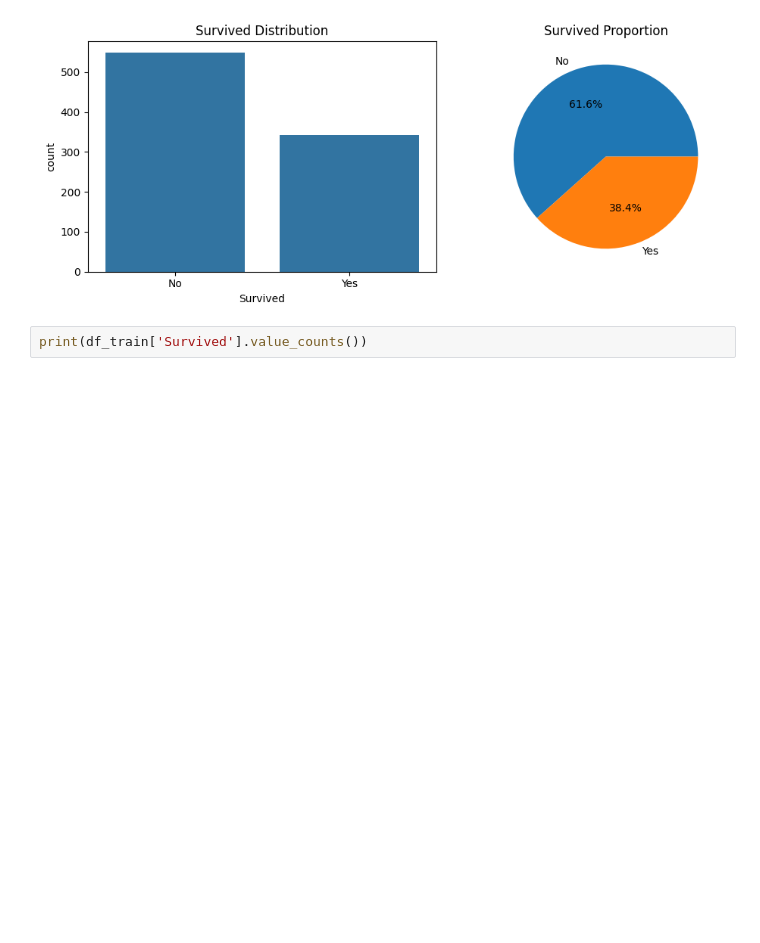
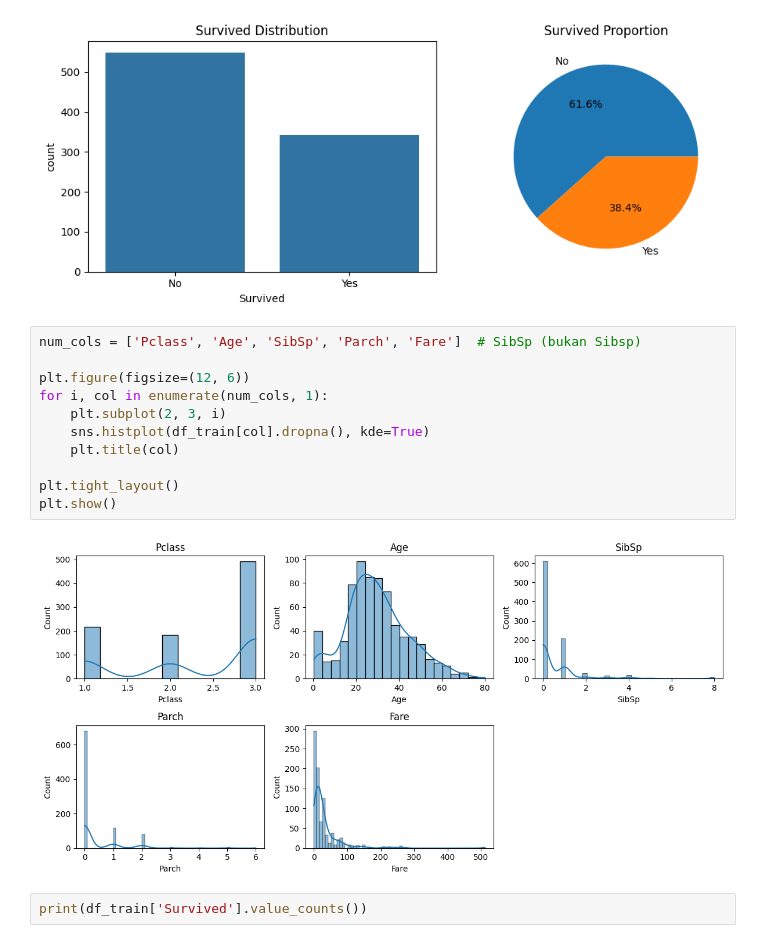
Before and after one commit to AkmalFazli27/Titanic-Prediction, a Jupyter notebook: notebook/titanic.ipynb, the cells around one changed output. Saved outputs shown, nothing was run; the diff lists cells and outputs as text; blank space fills up the shorter version.

Commit message:
Added distribution plot

```diff
--- a/notebook/titanic.ipynb
+++ b/notebook/titanic.ipynb
@@ -58,6 +58,19 @@ Survived
 1    38.383838
 Name: proportion, dtype: float64
 [figure]
+# %%
+num_cols = ['Pclass', 'Age', 'SibSp', 'Parch', 'Fare']  # SibSp (bukan Sibsp)
+
+plt.figure(figsize=(12, 6))
+for i, col in enumerate(num_cols, 1):
+    plt.subplot(2, 3, i)
+    sns.histplot(df_train[col].dropna(), kde=True)
+    plt.title(col)
+
+plt.tight_layout()
+plt.show()
+# %% [output]
+[figure, added]
 # %%
 print(df_train['Survived'].value_counts())
 # %% [output]
```
